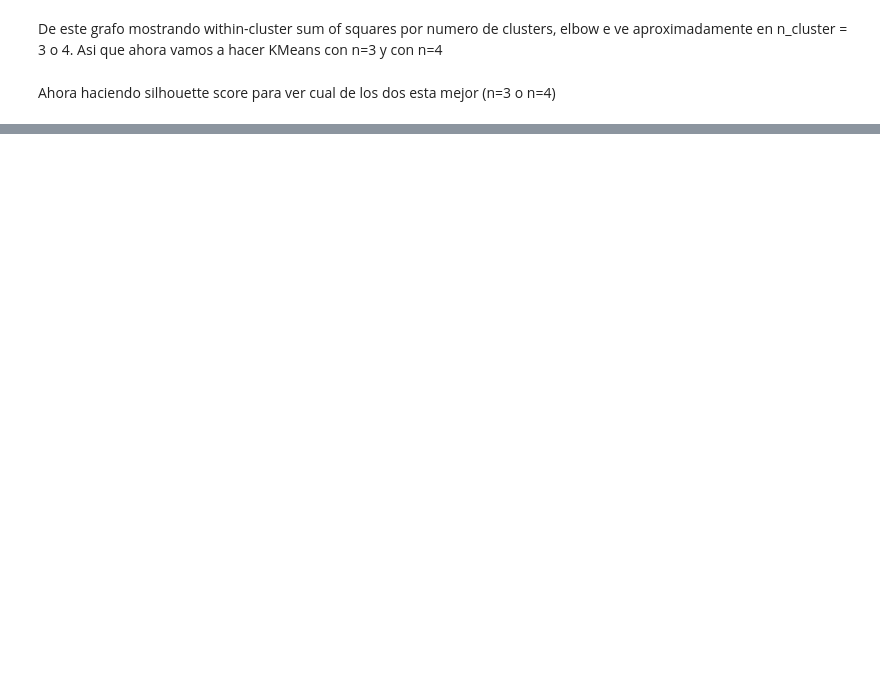
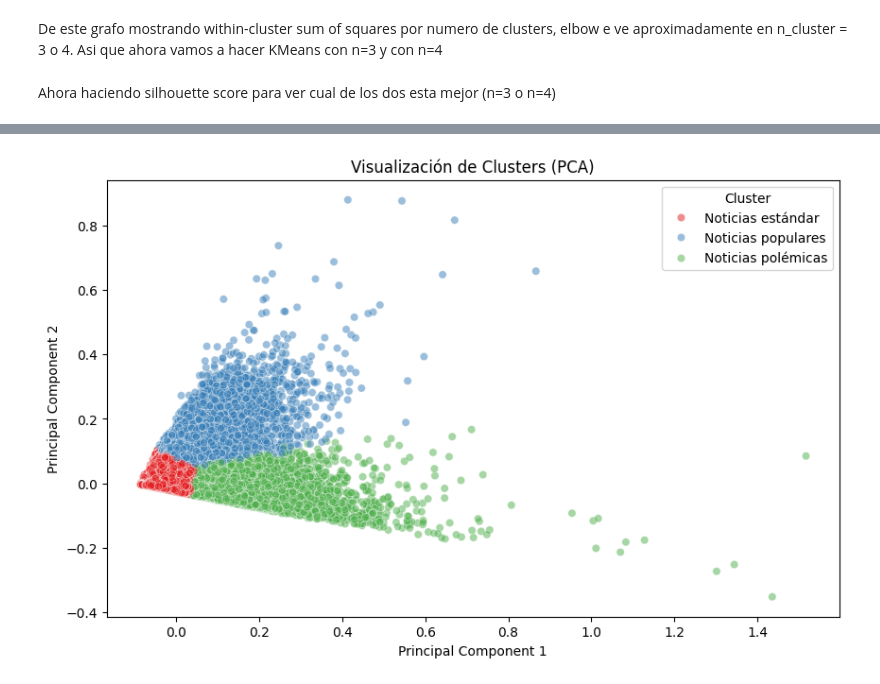
Before and after one commit to LucijaBrcic/Analisis-de-noticias, a Jupyter notebook: src/03.EDA/Clustering_new.ipynb, the cells around one changed output, grey strips where cells are left out. Drawn from its saved outputs; the diff is of its cells as text; code cells hidden in the pictures; blank space fills up the shorter version.

```diff
--- a/src/03.EDA/Clustering_new.ipynb
+++ b/src/03.EDA/Clustering_new.ipynb
@@ -327,0 +162,24 @@ print(confusion_matrix(y_test, y_pred_under))
+# %%
+from sklearn.decomposition import PCA
+import pandas as pd
+import matplotlib.pyplot as plt
+import seaborn as sns
+
+# Reducimos a 2 dimensiones con PCA
+pca = PCA(n_components=2)
+df_pca = pca.fit_transform(df_scaled)
+
+# Convertimos a DataFrame para graficar
+df_plot = pd.DataFrame(df_pca, columns=["PC1", "PC2"])
+df_plot["Cluster"] = pd.Series(labels_3).map(cluster_names)
+
+# Gráfico de dispersión con nombres personalizados
+plt.figure(figsize=(10, 6))
+sns.scatterplot(data=df_plot, x="PC1", y="PC2", hue="Cluster", palette="Set1", alpha=0.5)
+plt.title("Visualización de Clusters (PCA)")
+plt.xlabel("Principal Component 1")
+plt.ylabel("Principal Component 2")
+plt.legend(title="Cluster")
+plt.show()
+# %% [output]
+[figure, added]
```
Also changed, not shown: parts of 27 cells of this notebook, 4 other files.
